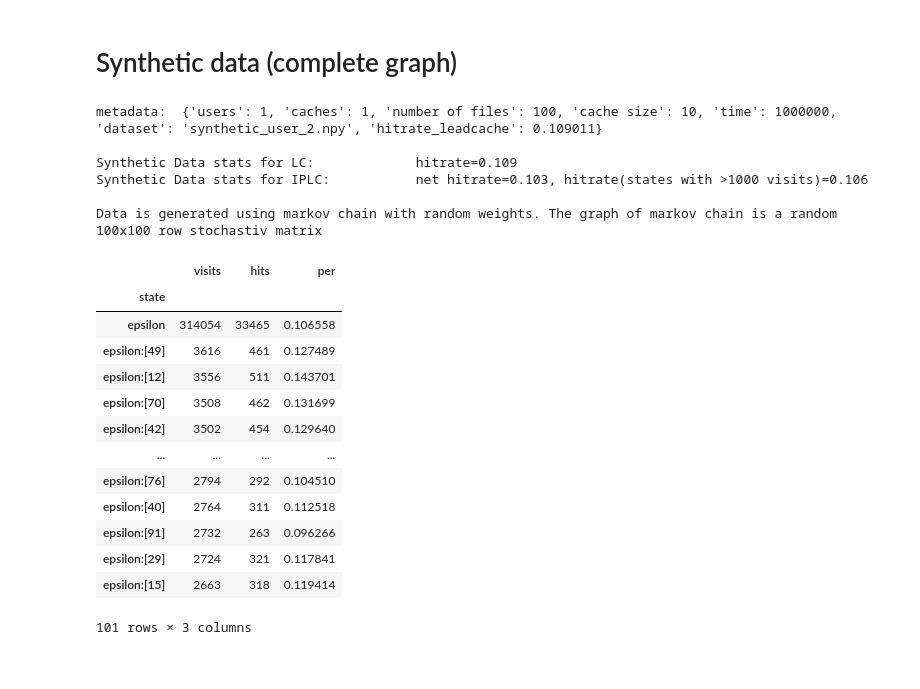
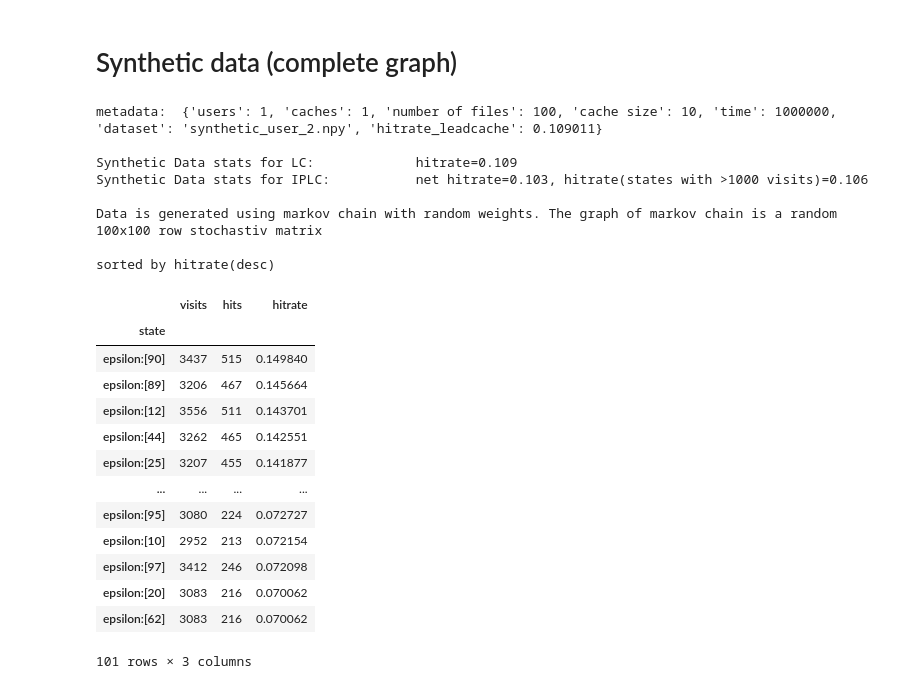
Before and after one commit to AtivJoshi/UniversalCaching, a Jupyter notebook: results.ipynb, the cells around one changed output. Cells and saved outputs as stored; diff of their text form; code cells hidden in the pictures.

```diff
--- a/results.ipynb
+++ b/results.ipynb
@@ -12,6 +12,9 @@ print('metadata: ',metadata)
 print(f'\nCMU Data stats for LC: \t\t hitrate={0.468778048637998:.03f}')
 print(f'CMU Data stats for IPLC: \t net hitrate={0.2443013134065187:0.3f}, \t hitrate(states with >1000 visits)={0.39071790981080184:0.3f}')
 df.drop(df[df['visits']<1000].index,inplace=True)
+df.sort_values(by='per',ascending=False,inplace=True)
+df.rename({'per':'hitrate'},inplace=True,axis=1)
+print('\nsorted by hitrate(desc)')
 df
 # %% [output]
 metadata:  {'users': 1, 'caches': 1, 'number of files': 100, 'cache size': 10, 'time': 753156, 'dataset': 'CMU_huge.txt', 'hitrate_leadcache': 0.468778048637998}
@@ -45,6 +50,9 @@ print('metadata: ',metadata)
 print(f'\nRatings Data stats for LC: \t\t hitrate={0.13943699710460225:.03f}')
 print(f'Ratings Data stats for IPLC: \t\t hitrate(total)={0.13454201526082574:0.3f}, \t hitrate(states with >100 visits)={0.1564158948046467:0.3f}')
 df.drop(df[df['visits']<1000].index,inplace=True)
+df.sort_values(by='per',ascending=False,inplace=True)
+df.rename({'per':'hitrate'},inplace=True,axis=1)
+print('\nsorted by hitrate(desc)')
 df
 # %% [output]
 metadata:  {'users': 1, 'caches': 1, 'number of files': 100, 'cache size': 10, 'time': 1000208, 'dataset': 'ratings.dat', 'hitrate_leadcache': 0.13943699710460225}
@@ -82,6 +92,9 @@ print(f'Synthetic Data stats for IPLC: \t\t net hitrate={0.267747:0.3f}, hitrate
 df.drop(df[df['visits']<100].index,inplace=True)
 # print(df['hits'].sum()/df['visits'].sum())
 print('\n'+des)
+df.sort_values(by='per',ascending=False,inplace=True)
+df.rename({'per':'hitrate'},inplace=True,axis=1)
+print('\nsorted by hitrate(desc)')
 df
 # %% [output]
 metadata:  {'users': 1, 'caches': 1, 'number of files': 100, 'cache size': 10, 'time': 1000000, 'dataset': 'synthetic_erdos_renyi_0.npy', 'hitrate_leadcache': 0.208093}
@@ -117,6 +132,9 @@ print(f'Synthetic Data stats for IPLC: \t\t net hitrate={0.25299:0.3f}, hitrate(
 df.drop(df[df['visits']<1000].index,inplace=True)
 # print(df['hits'].sum()/df['visits'].sum())
 print('\n'+des)
+df.sort_values(by='per',ascending=False,inplace=True)
+df.rename({'per':'hitrate'},inplace=True,axis=1)
+print('\nsorted by hitrate(desc)')
 df
 # %% [output]
 metadata:  {'users': 1, 'caches': 1, 'number of files': 100, 'cache size': 10, 'time': 1000000, 'dataset': 'synthetic_erdos_renyi_1.npy', 'hitrate_leadcache': 0.193888}
@@ -144,34 +164,39 @@ Data is generated using markov chain with random weights. The graph of markov ch
 # %%
 folder_path=""
 with pd.HDFStore(folder_path+'data/synthetic_user_2_no_mask.h5') as storage:
   df=storage['df']
   metadata=storage.get_storer('df').attrs.metadata
 des=metadata.pop('data_description')
 print('metadata: ',metadata)
 print(f'\nSynthetic Data stats for LC: \t\t hitrate={0.109011:.03f}')
 print(f'Synthetic Data stats for IPLC: \t\t net hitrate={0.102849:0.3f}, hitrate(states with >1000 visits)={0.10593017923338556:0.3f}')
 # print(df['hits'].sum()/df['visits'].sum())
 df.drop(df[df['visits']<1000].index,inplace=True)
+df.sort_values(by='per',ascending=False,inplace=True)
 print('\n'+des)
+df.rename({'per':'hitrate'},inplace=True,axis=1)
+print('\nsorted by hitrate(desc)')
 df
 # %% [output]
 metadata:  {'users': 1, 'caches': 1, 'number of files': 100, 'cache size': 10, 'time': 1000000, 'dataset': 'synthetic_user_2.npy', 'hitrate_leadcache': 0.109011}
 
 Synthetic Data stats for LC:             hitrate=0.109
 Synthetic Data stats for IPLC:           net hitrate=0.103, hitrate(states with >1000 visits)=0.106
 
 Data is generated using markov chain with random weights. The graph of markov chain is a random 100x100 row stochastiv matrix
+
+sorted by hitrate(desc)
-|  | visits | hits | per |
+|  | visits | hits | hitrate |
 | state |  |  |  |
-| epsilon | 314054 | 33465 | 0.106558 |
-| epsilon:[49] | 3616 | 461 | 0.127489 |
+| epsilon:[90] | 3437 | 515 | 0.149840 |
+| epsilon:[89] | 3206 | 467 | 0.145664 |
 | epsilon:[12] | 3556 | 511 | 0.143701 |
-| epsilon:[70] | 3508 | 462 | 0.131699 |
-| epsilon:[42] | 3502 | 454 | 0.129640 |
+| epsilon:[44] | 3262 | 465 | 0.142551 |
+| epsilon:[25] | 3207 | 455 | 0.141877 |
 | ... | ... | ... | ... |
-| epsilon:[76] | 2794 | 292 | 0.104510 |
-| epsilon:[40] | 2764 | 311 | 0.112518 |
-| epsilon:[91] | 2732 | 263 | 0.096266 |
-| epsilon:[29] | 2724 | 321 | 0.117841 |
-| epsilon:[15] | 2663 | 318 | 0.119414 |
+| epsilon:[95] | 3080 | 224 | 0.072727 |
+| epsilon:[10] | 2952 | 213 | 0.072154 |
+| epsilon:[97] | 3412 | 246 | 0.072098 |
+| epsilon:[20] | 3083 | 216 | 0.070062 |
+| epsilon:[62] | 3083 | 216 | 0.070062 |
 101 rows × 3 columns
```
Also changed, not shown: parts of 6 cells of this notebook.
